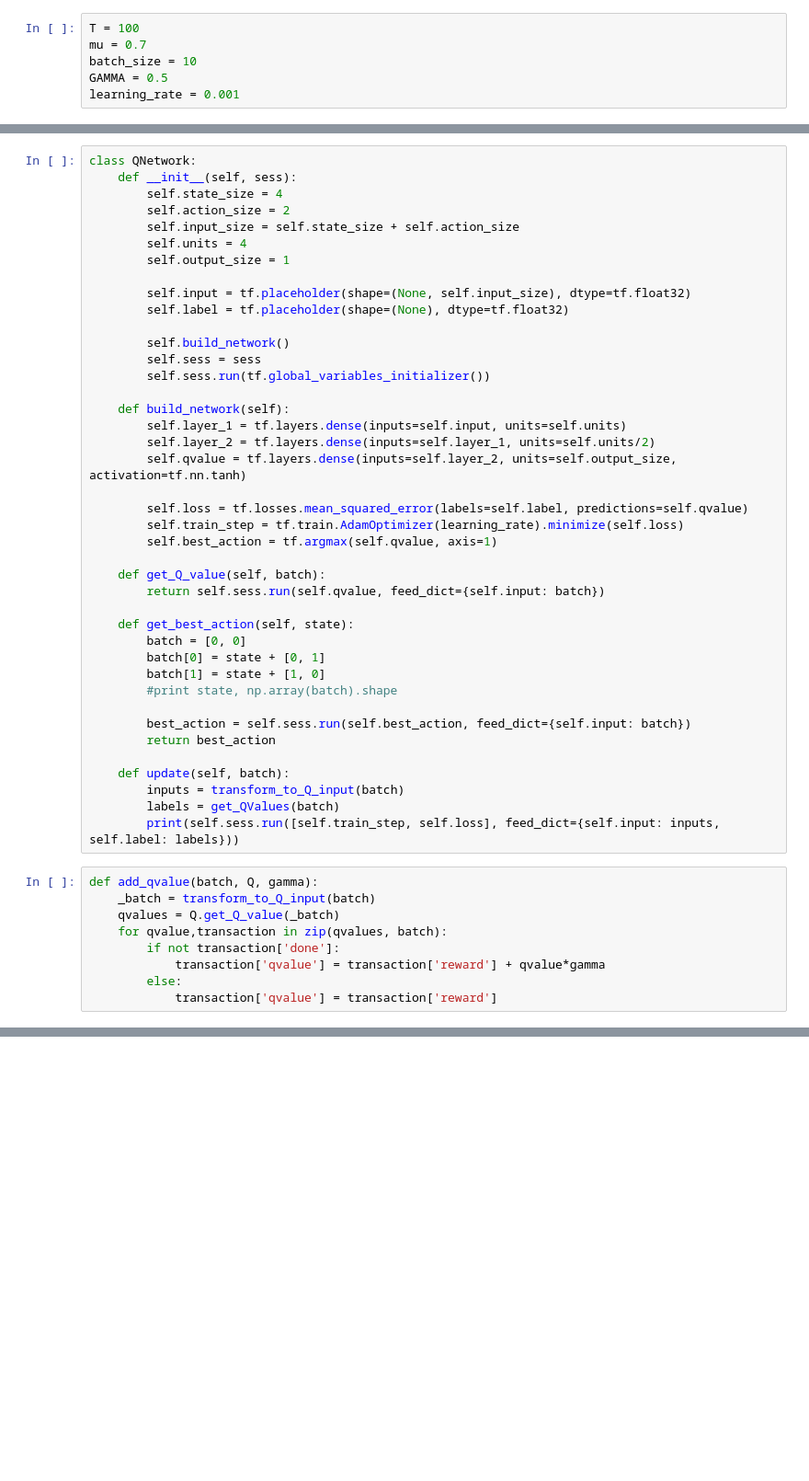
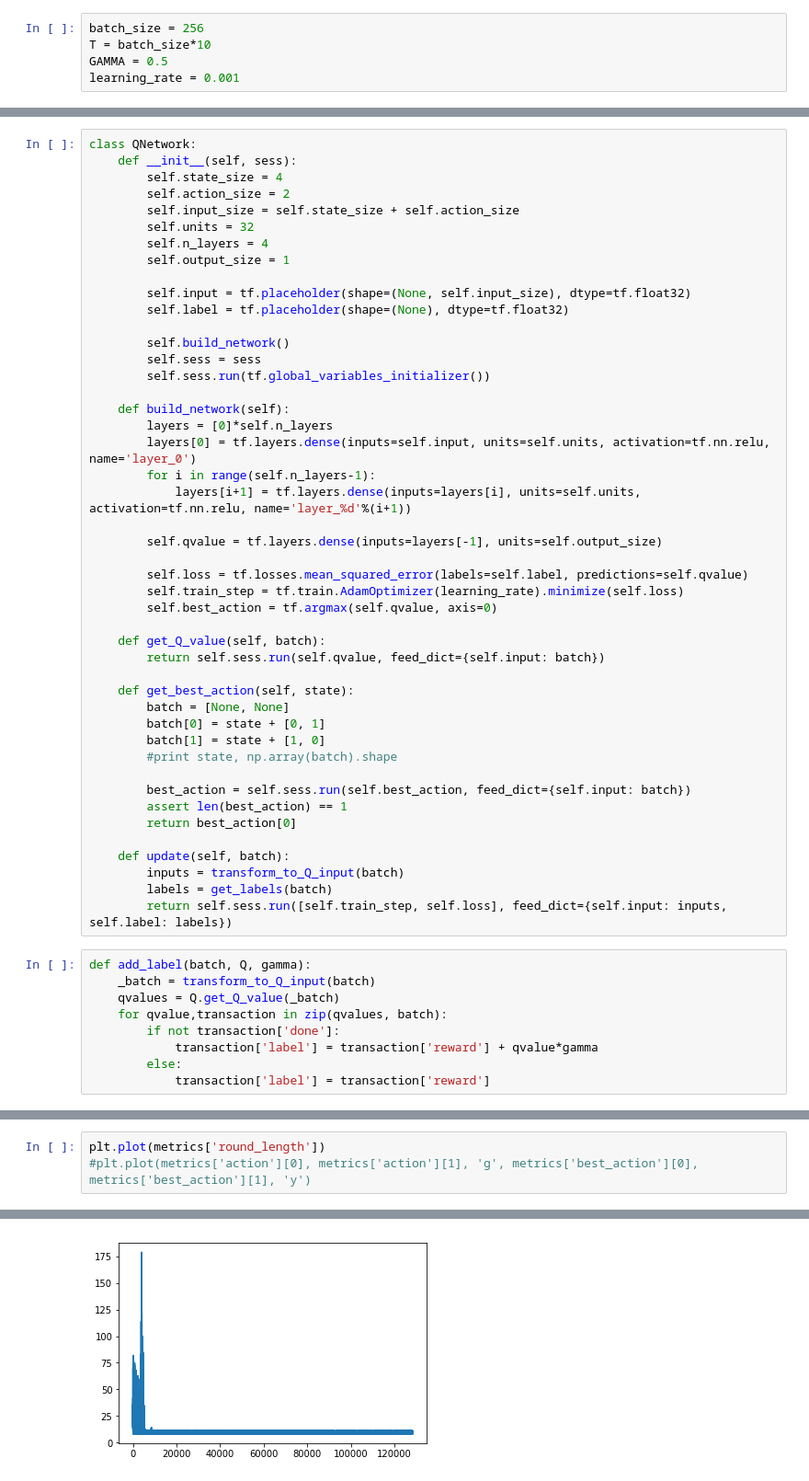
Before and after one commit to louner/reinforcement-learning, a Jupyter notebook: CartPole/lab.ipynb, the cells around one changed output, grey strips where cells are left out. Shown: that part at 92% size. Cells and saved outputs as stored; diff of their text form; blank space fills up the shorter version.

```diff
--- a/CartPole/lab.ipynb
+++ b/CartPole/lab.ipynb
@@ -10,7 +13,6 @@ from random import random
 # %%
-T = 100
-mu = 0.7
-batch_size = 10
+batch_size = 256
+T = batch_size*10
 GAMMA = 0.5
 learning_rate = 0.001
 # %%
@@ -88,7 +91,8 @@ class QNetwork:
         self.state_size = 4
         self.action_size = 2
         self.input_size = self.state_size + self.action_size
-        self.units = 4
+        self.units = 32
+        self.n_layers = 4
         self.output_size = 1
 
         self.input = tf.placeholder(shape=(None, self.input_size), dtype=tf.float32)
@@ -99,36 +103,40 @@ class QNetwork:
         self.sess.run(tf.global_variables_initializer())
 
     def build_network(self):
-        self.layer_1 = tf.layers.dense(inputs=self.input, units=self.units)
-        self.layer_2 = tf.layers.dense(inputs=self.layer_1, units=self.units/2)
-        self.qvalue = tf.layers.dense(inputs=self.layer_2, units=self.output_size, activation=tf.nn.tanh)
+        layers = [0]*self.n_layers
+        layers[0] = tf.layers.dense(inputs=self.input, units=self.units, activation=tf.nn.relu, name='layer_0')
+        for i in range(self.n_layers-1):
+            layers[i+1] = tf.layers.dense(inputs=layers[i], units=self.units, activation=tf.nn.relu, name='layer_%d'%(i+1))
+
+        self.qvalue = tf.layers.dense(inputs=layers[-1], units=self.output_size)
 
         self.loss = tf.losses.mean_squared_error(labels=self.label, predictions=self.qvalue)
         self.train_step = tf.train.AdamOptimizer(learning_rate).minimize(self.loss)
-        self.best_action = tf.argmax(self.qvalue, axis=1)
+        self.best_action = tf.argmax(self.qvalue, axis=0)
 
     def get_Q_value(self, batch):
         return self.sess.run(self.qvalue, feed_dict={self.input: batch})
 
     def get_best_action(self, state):
-        batch = [0, 0]
+        batch = [None, None]
         batch[0] = state + [0, 1]
         batch[1] = state + [1, 0]
         #print state, np.array(batch).shape
 
         best_action = self.sess.run(self.best_action, feed_dict={self.input: batch})
-        return best_action
+        assert len(best_action) == 1
+        return best_action[0]
 
     def update(self, batch):
         inputs = transform_to_Q_input(batch)
-        labels = get_QValues(batch)
-        print(self.sess.run([self.train_step, self.loss], feed_dict={self.input: inputs, self.label: labels}))
+        labels = get_labels(batch)
+        return self.sess.run([self.train_step, self.loss], feed_dict={self.input: inputs, self.label: labels})
 # %%
-def add_qvalue(batch, Q, gamma):
+def add_label(batch, Q, gamma):
     _batch = transform_to_Q_input(batch)
     qvalues = Q.get_Q_value(_batch)
     for qvalue,transaction in zip(qvalues, batch):
         if not transaction['done']:
-            transaction['qvalue'] = transaction['reward'] + qvalue*gamma
+            transaction['label'] = transaction['reward'] + qvalue*gamma
         else:
-            transaction['qvalue'] = transaction['reward']
+            transaction['label'] = transaction['reward']
@@ -186,0 +251,4 @@ WARN: gym.spaces.Box autodetected dtype as <type 'numpy.float32'>. Please provid
+# %%
+plt.plot(metrics['round_length'])
+#plt.plot(metrics['action'][0], metrics['action'][1], 'g', metrics['best_action'][0], metrics['best_action'][1], 'y')
+# %% [output]
@@ -186,0 +256 @@ WARN: gym.spaces.Box autodetected dtype as <type 'numpy.float32'>. Please provid
+[figure, added]
```
Also changed, not shown: parts of 8 cells of this notebook.
